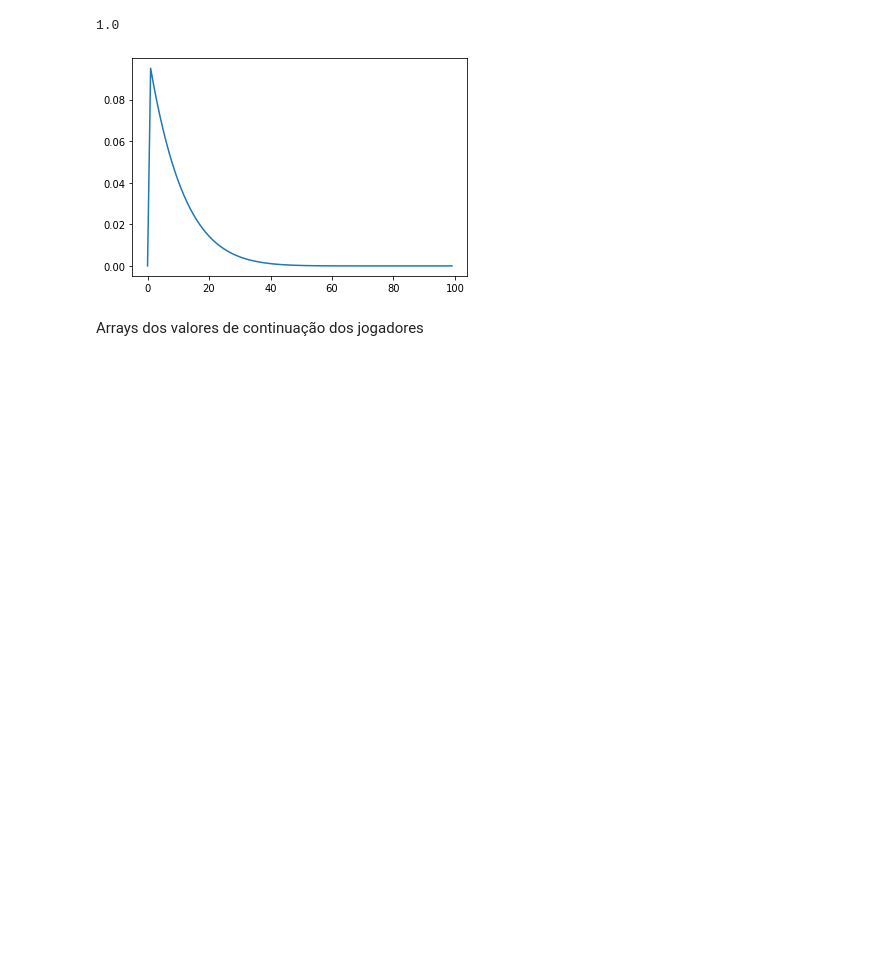
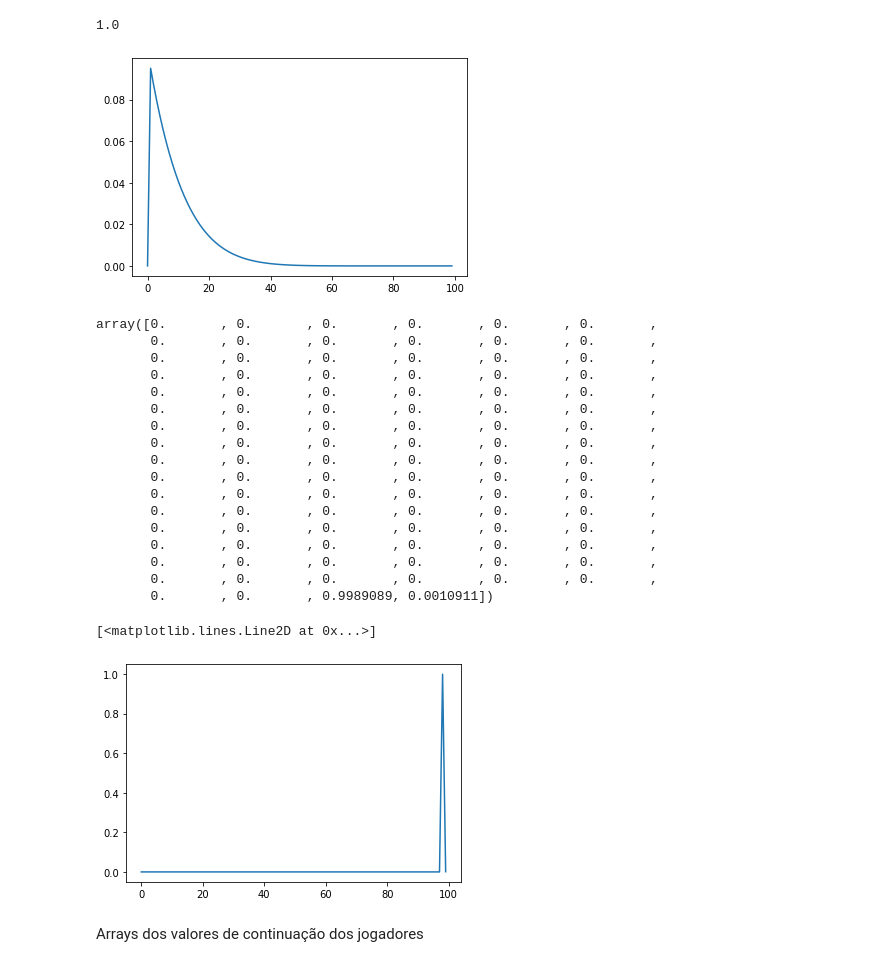
Before and after one commit to jmatheusgpa/Bargaining, a Jupyter notebook: Bellman.ipynb, the cells around one changed output. Saved outputs shown, nothing was run; the diff lists cells and outputs as text; code cells hidden in the pictures; blank space fills up the shorter version.

```diff
--- a/Bellman.ipynb
+++ b/Bellman.ipynb
@@ -228,6 +230,42 @@ array([0.00000000e+00, 0.00000000e+00, 9.59982309e-02, 8.76368229e-02,
 [<matplotlib.lines.Line2D at 0x...>]
 1.0
 [figure]
+# %%
+#nova versão da função pmf: agora cada ponto do grid é o centro da cdf
+def pmf_cdf(lt, δ = hlow/2):
+
+    pmf = np.empty(grid)
+
+
+    for i, h in enumerate(hvals):
+        pmf[i] = cdf(h+δ, lt) - cdf(h-δ, lt)
+
+    return pmf
+
+
+lt = 0.99
+pmf_cdf(lt)
+plt.plot(pmf_cdf(lt))
+# %% [output]
+array([0.       , 0.       , 0.       , 0.       , 0.       , 0.       ,
+       0.       , 0.       , 0.       , 0.       , 0.       , 0.       ,
+       0.       , 0.       , 0.       , 0.       , 0.       , 0.       ,
+       0.       , 0.       , 0.       , 0.       , 0.       , 0.       ,
+       0.       , 0.       , 0.       , 0.       , 0.       , 0.       ,
+       0.       , 0.       , 0.       , 0.       , 0.       , 0.       ,
+       0.       , 0.       , 0.       , 0.       , 0.       , 0.       ,
+       0.       , 0.       , 0.       , 0.       , 0.       , 0.       ,
+       0.       , 0.       , 0.       , 0.       , 0.       , 0.       ,
+       0.       , 0.       , 0.       , 0.       , 0.       , 0.       ,
+       0.       , 0.       , 0.       , 0.       , 0.       , 0.       ,
+       0.       , 0.       , 0.       , 0.       , 0.       , 0.       ,
+       0.       , 0.       , 0.       , 0.       , 0.       , 0.       ,
+       0.       , 0.       , 0.       , 0.       , 0.       , 0.       ,
+       0.       , 0.       , 0.       , 0.       , 0.       , 0.       ,
+       0.       , 0.       , 0.       , 0.       , 0.       , 0.       ,
+       0.       , 0.       , 0.9989089, 0.0010911])
+[<matplotlib.lines.Line2D at 0x...>]
+[figure, added]
 # %%
 #gerando as pmfs
 
```
Also changed, not shown: parts of 15 cells of this notebook.
